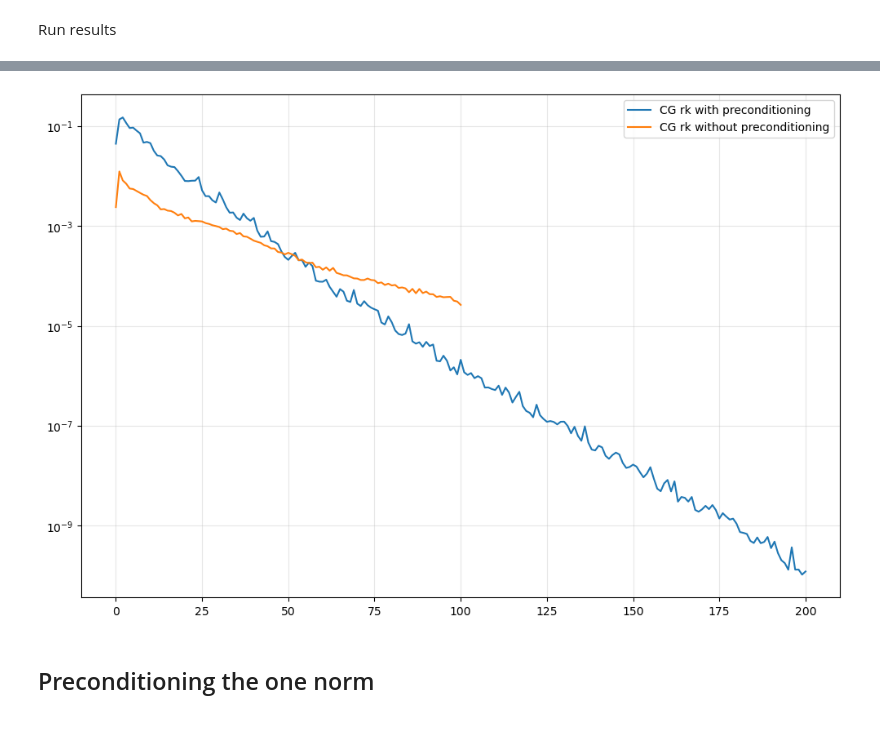
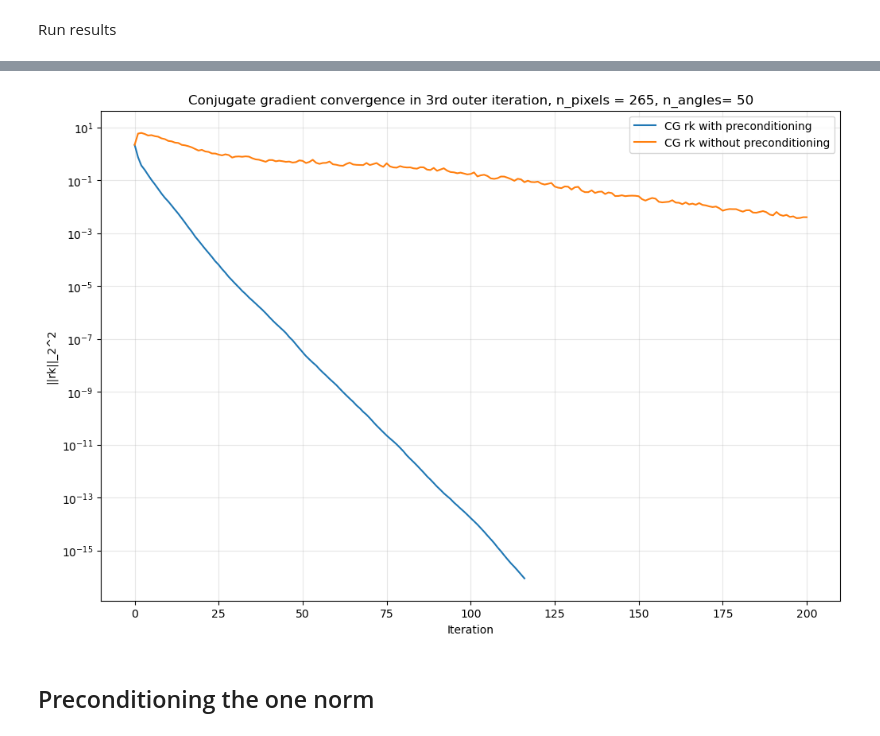
Before and after one commit to FemkeFJF/CIL-Demos, a Jupyter notebook: Femke/IRN/functions_for_precond.ipynb, the cells around one changed output, grey strips where cells are left out. Cells and saved outputs as stored; diff of their text form; code cells hidden in the pictures.

```diff
--- a/Femke/IRN/functions_for_precond.ipynb
+++ b/Femke/IRN/functions_for_precond.ipynb
@@ -321,3 +342,20 @@ def solve_Pxy(P_a, P_b, P_c, y):
     sol.fill(x_reshape)
 
     return sol
+# %%
+n_pixels = 3
+A = 1
+
+ig = ImageGeometry(voxel_num_x=n_pixels,
+                   voxel_num_y=n_pixels,
+                   voxel_size_x=1/n_pixels,
+                   voxel_size_y=1/n_pixels)
+
+test = np.array([[1, 2, 3],
+                 [4, 5, 6],
+                 [7, 8, 9]])
+
+test_datacon = ig.allocate()
+test_datacon.fill(test)
+
+create_abs(A, test_datacon, n_pixels, 0, 1)
@@ -606,8 +648,8 @@ def tv_solver_normal(initial, inner_iter, outer_iter, A, sino, alpha, er, pre, c
 # %% [markdown]
 Run results
 # %%
-A, sino, ig, ag, phantom = get_A(20, 100)
-sino_noisy = add_poss_noise(20000, 20, 100)
+A, sino, ig, ag, phantom = get_A(50, 265)
+sino_noisy = add_poss_noise(20000, 50, 265)
 
 import time
 
@@ -657,11 +708,14 @@ show2D([phantom, sol2, sol], ['original', 'without preconditioning', 'with preco
 # %%
 plt.figure(figsize=(12, 8))
 plt.semilogy(conv_arr, label='CG rk with preconditioning')
 plt.semilogy(conv_arr2, label='CG rk without preconditioning')
+plt.title("Conjugate gradient convergence in 3rd outer iteration, n_pixels = 265, n_angles= 50")
 plt.legend()
+plt.xlabel('Iteration')
+plt.ylabel("||rk||_2^2")
 plt.grid(alpha = 0.3)
 # %% [output]
-[figure, old version]
+[figure, new version]
 # %% [markdown]
 ## Preconditioning the one norm
 # %%
```
Also changed, not shown: parts of 8 cells of this notebook.
